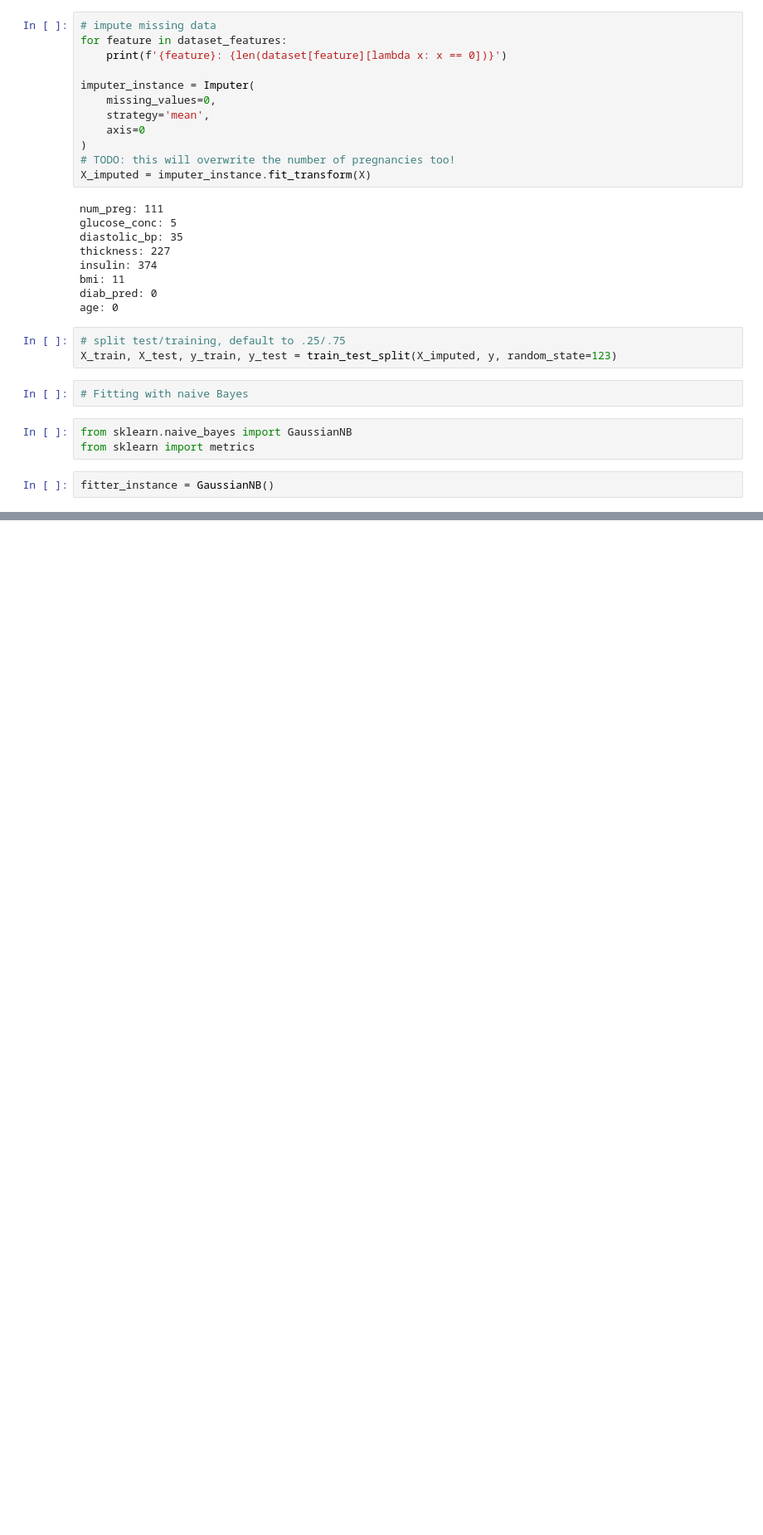
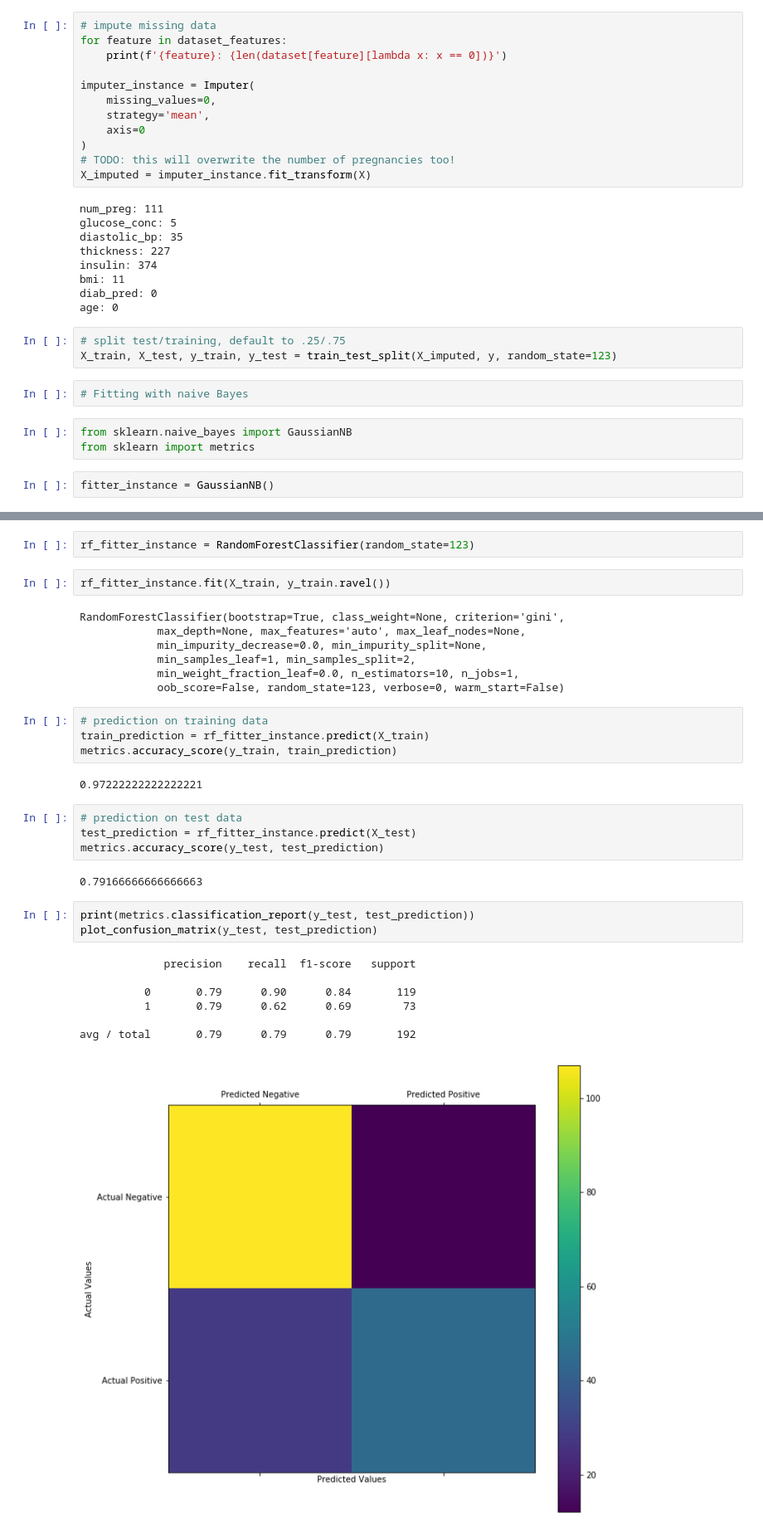
Before and after one commit to robota-x/pluralsight_code, a Jupyter notebook: 02_ml_understanding/analysis_1.ipynb, the cells around one changed output, grey strips where cells are left out. Shown at 83% size. Drawn from its saved outputs; the diff is of its cells as text; blank space fills up the shorter version.

Commit message:
add random forest and logistic regression, c tweaking and reporting

```diff
--- a/02_ml_understanding/analysis_1.ipynb
+++ b/02_ml_understanding/analysis_1.ipynb
@@ -159,0 +163,34 @@ avg / total       0.76      0.76      0.76       192
+# %%
+rf_fitter_instance = RandomForestClassifier(random_state=123)
+# %%
+rf_fitter_instance.fit(X_train, y_train.ravel())
+# %% [output]
+RandomForestClassifier(bootstrap=True, class_weight=None, criterion='gini',
+            max_depth=None, max_features='auto', max_leaf_nodes=None,
+            min_impurity_decrease=0.0, min_impurity_split=None,
+            min_samples_leaf=1, min_samples_split=2,
+            min_weight_fraction_leaf=0.0, n_estimators=10, n_jobs=1,
+            oob_score=False, random_state=123, verbose=0, warm_start=False)
+# %%
+# prediction on training data
+train_prediction = rf_fitter_instance.predict(X_train)
+metrics.accuracy_score(y_train, train_prediction)
+# %% [output]
+0.97222222222222221
+# %%
+# prediction on test data
+test_prediction = rf_fitter_instance.predict(X_test)
+metrics.accuracy_score(y_test, test_prediction)
+# %% [output]
+0.79166666666666663
+# %%
+print(metrics.classification_report(y_test, test_prediction))
+plot_confusion_matrix(y_test, test_prediction)
+# %% [output]
+             precision    recall  f1-score   support
+
+          0       0.79      0.90      0.84       119
+          1       0.79      0.62      0.69        73
+
+avg / total       0.79      0.79      0.79       192
+[figure, added]
```
Also changed, not shown: parts of 19 cells of this notebook.
